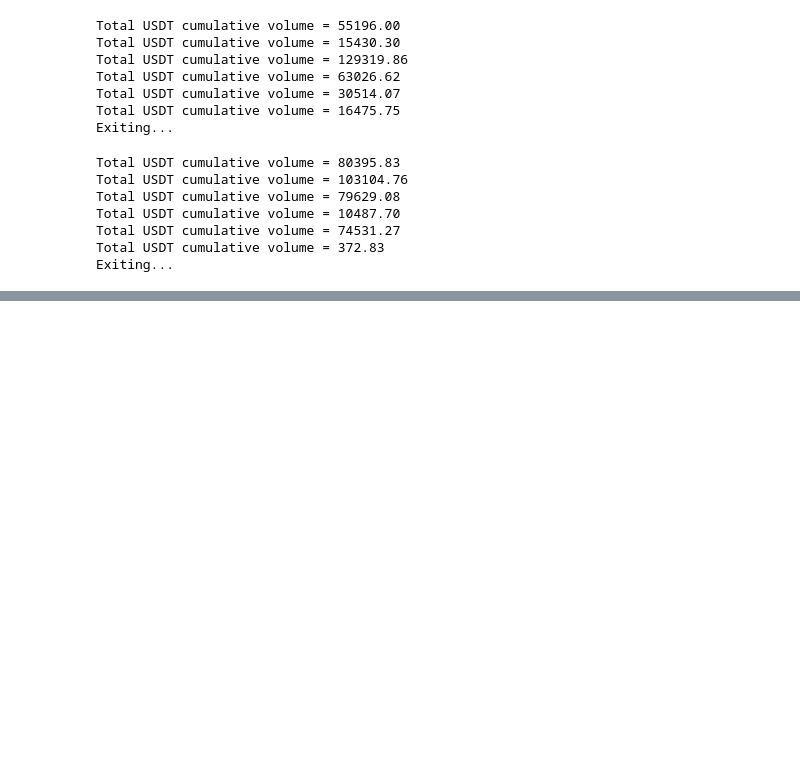
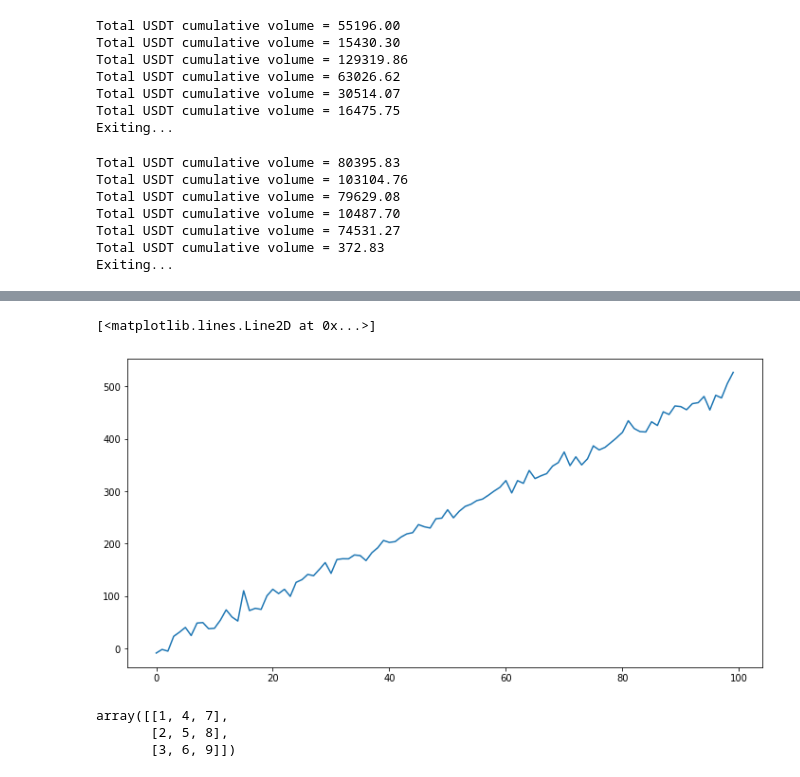
Before and after one commit to ahusson/cours_python, a Jupyter notebook: cours_python_exercices_solution.ipynb, the cells around one changed output, grey strips where cells are left out. Cells and saved outputs as stored; diff of their text form; code cells hidden in the pictures; blank space fills up the shorter version.

```diff
--- a/cours_python_exercices_solution.ipynb
+++ b/cours_python_exercices_solution.ipynb
@@ -2202,0 +2279,33 @@ generate_best_bid_ask_data("BTCUSDT", 60)
+# %%
+# ex 106
+
+import numpy as np
+
+N = 100
+mu = 5
+sigma = 10
+
+dt = np.linspace(0, 100, N)
+dWt = np.random.normal(0, 1, N)
+St = mu * dt + sigma * dWt
+
+### PLOTTING NOT REQUIRED FOR EXAM
+from matplotlib import pyplot as plt
+
+plt.figure(figsize=(12, 6))
+plt.plot(St)
+###
+# %% [output]
+[<matplotlib.lines.Line2D at 0x...>]
+[figure, added]
+# %%
+# ex 107
+
+import numpy as np
+
+M = np.array([[1,2,3], [4,5,6], [7,8,9]])
+M.T
+# %% [output]
+array([[1, 4, 7],
+       [2, 5, 8],
+       [3, 6, 9]])
```
Also changed, not shown: parts of 16 cells of this notebook.
